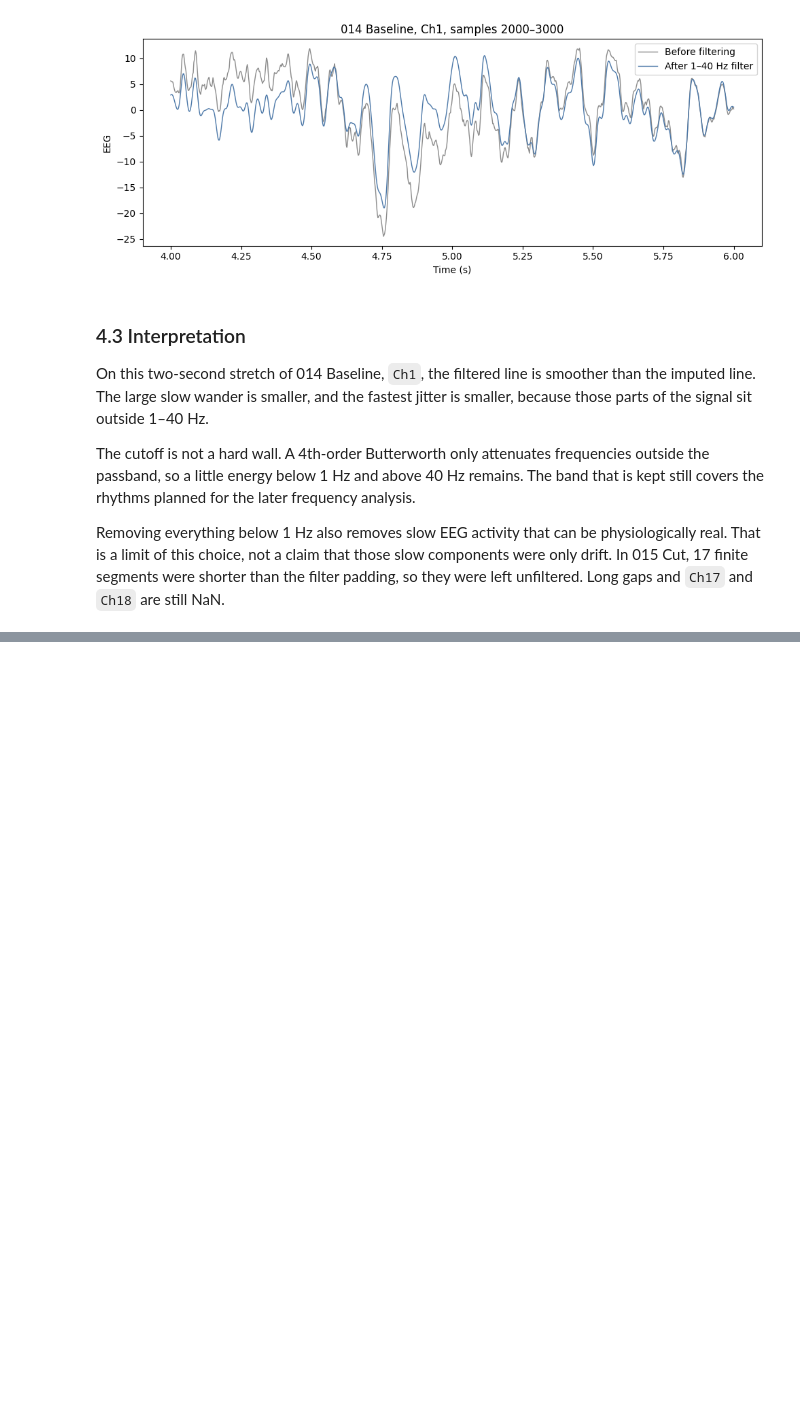
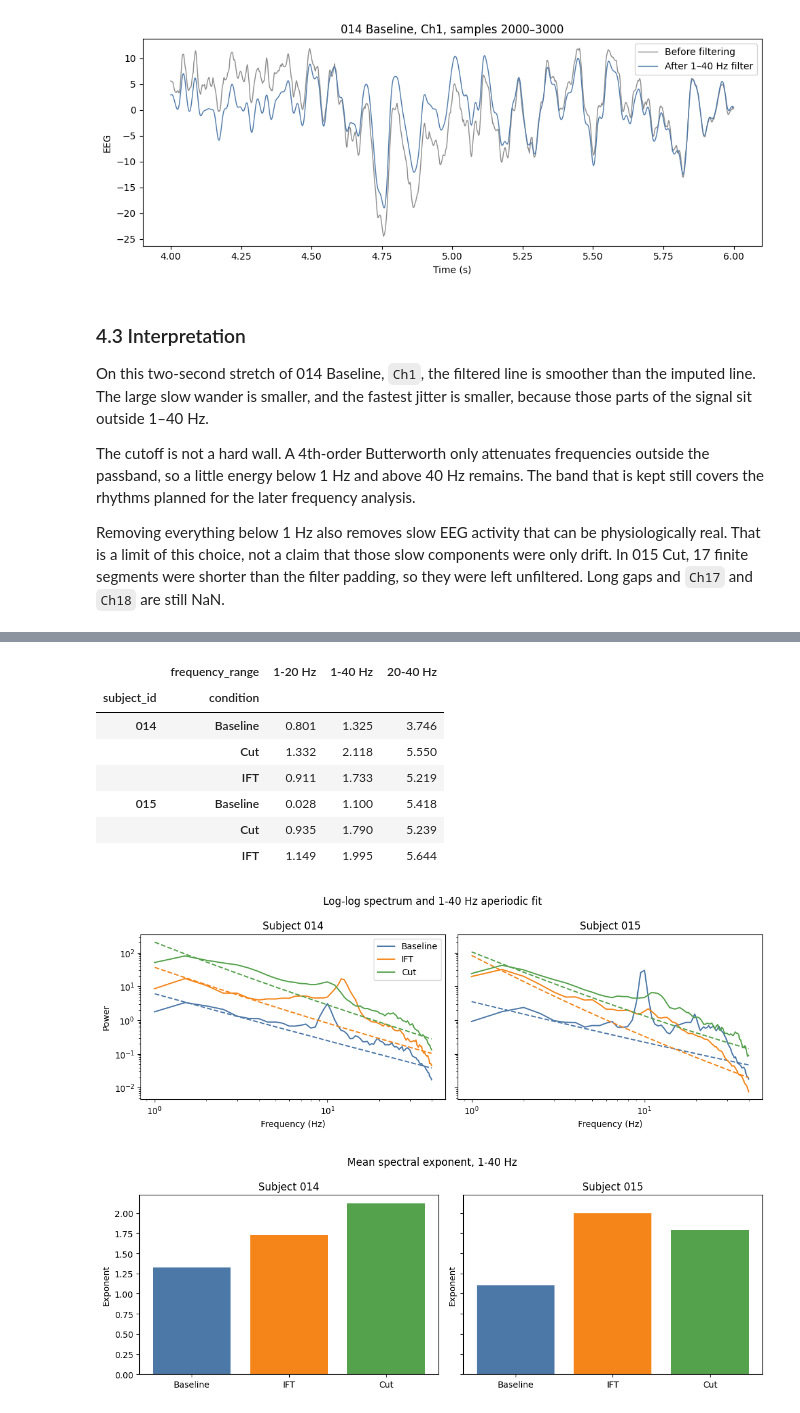
Before and after one commit to YossiAkerman/eeg_anesthesia, a Jupyter notebook: EEG_Research.ipynb, the cells around one changed output, grey strips where cells are left out. Saved outputs shown, nothing was run; the diff lists cells and outputs as text; code cells hidden in the pictures; blank space fills up the shorter version.

```diff
--- a/EEG_Research.ipynb
+++ b/EEG_Research.ipynb
@@ -265,0 +409,48 @@ Removing everything below 1 Hz also removes slow EEG activity that can be physio
+# %%
+exponents, aperiodic = eeg.spectral_exponent(spectra)
+exponent_table = (
+    exponents.groupby(["subject_id", "condition", "frequency_range"], as_index=False)["exponent"].mean()
+)
+exponent_table = exponent_table.pivot(
+    index=["subject_id", "condition"], columns="frequency_range", values="exponent"
+)[["1-20 Hz", "1-40 Hz", "20-40 Hz"]].round(3)
+display(exponent_table)
+
+mean_curve = aperiodic.groupby(
+    ["subject_id", "condition", "frequency"], as_index=False
+)[["mean_power", "aperiodic_power"]].mean()
+fig, axes = plt.subplots(1, 2, figsize=(11, 4), sharey=True)
+for ax, subject in zip(axes, ["014", "015"]):
+    for condition in condition_order:
+        part = mean_curve[(mean_curve["subject_id"] == subject) & (mean_curve["condition"] == condition)]
+        color = condition_colors[condition]
+        ax.loglog(part["frequency"], part["mean_power"], color=color, label=condition)
+        ax.loglog(part["frequency"], part["aperiodic_power"], color=color, linestyle="--")
+    ax.set_title(f"Subject {subject}")
+    ax.set_xlabel("Frequency (Hz)")
+axes[0].set_ylabel("Power")
+axes[0].legend()
+fig.suptitle("Log-log spectrum and 1-40 Hz aperiodic fit")
+fig.tight_layout()
+
+mean_exponent = exponents[exponents["frequency_range"] == "1-40 Hz"]
+mean_exponent = mean_exponent.groupby(["subject_id", "condition"], as_index=False)["exponent"].mean()
+fig, axes = plt.subplots(1, 2, figsize=(11, 4), sharey=True)
+for ax, subject in zip(axes, ["014", "015"]):
+    part = mean_exponent[mean_exponent["subject_id"] == subject].set_index("condition").loc[condition_order]
+    ax.bar(condition_order, part["exponent"], color=[condition_colors[name] for name in condition_order])
+    ax.set_title(f"Subject {subject}")
+    ax.set_ylabel("Exponent")
+fig.suptitle("Mean spectral exponent, 1-40 Hz")
+fig.tight_layout()
+# %% [output]
+|  | frequency_range | 1-20 Hz | 1-40 Hz | 20-40 Hz |
+| subject_id | condition |  |  |  |
+| 014 | Baseline | 0.801 | 1.325 | 3.746 |
+|  | Cut | 1.332 | 2.118 | 5.550 |
+|  | IFT | 0.911 | 1.733 | 5.219 |
+| 015 | Baseline | 0.028 | 1.100 | 5.418 |
+|  | Cut | 0.935 | 1.790 | 5.239 |
+|  | IFT | 1.149 | 1.995 | 5.644 |
+[figure, added]
+[figure, added]
```
Also changed, not shown: parts of 19 cells of this notebook, 1 other file.
